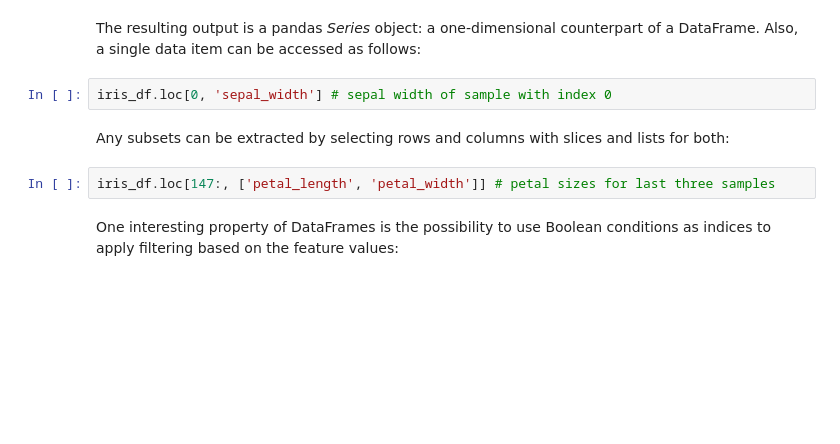
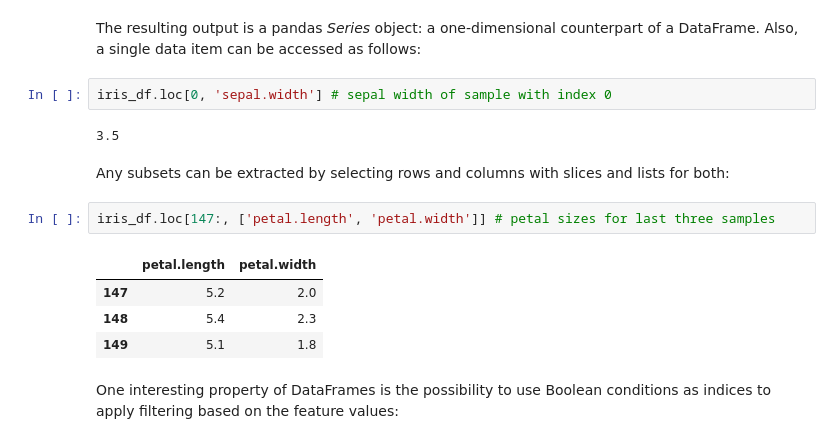
Before and after one commit to vesavvo/dkko, a Jupyter notebook: Introduction.ipynb, the cells around one changed output. Cells and saved outputs as stored; diff of their text form; blank space fills up the shorter version.

```diff
--- a/Introduction.ipynb
+++ b/Introduction.ipynb
@@ -172,11 +212,18 @@ iris_df['sepal_length']
 # %% [markdown]
 The resulting output is a pandas *Series* object: a one-dimensional counterpart of a DataFrame. Also, a single data item can be accessed as follows:
 # %%
-iris_df.loc[0, 'sepal_width'] # sepal width of sample with index 0
+iris_df.loc[0, 'sepal.width'] # sepal width of sample with index 0
+# %% [output]
+3.5
 # %% [markdown]
 Any subsets can be extracted by selecting rows and columns with slices and lists for both:
 # %%
-iris_df.loc[147:, ['petal_length', 'petal_width']] # petal sizes for last three samples
+iris_df.loc[147:, ['petal.length', 'petal.width']] # petal sizes for last three samples
+# %% [output]
+|  | petal.length | petal.width |
+| 147 | 5.2 | 2.0 |
+| 148 | 5.4 | 2.3 |
+| 149 | 5.1 | 1.8 |
 # %% [markdown]
 One interesting property of DataFrames is the possibility to use Boolean conditions as indices to apply filtering based on the feature values:
 # %%
```
Also changed, not shown: parts of 9 cells of this notebook.
